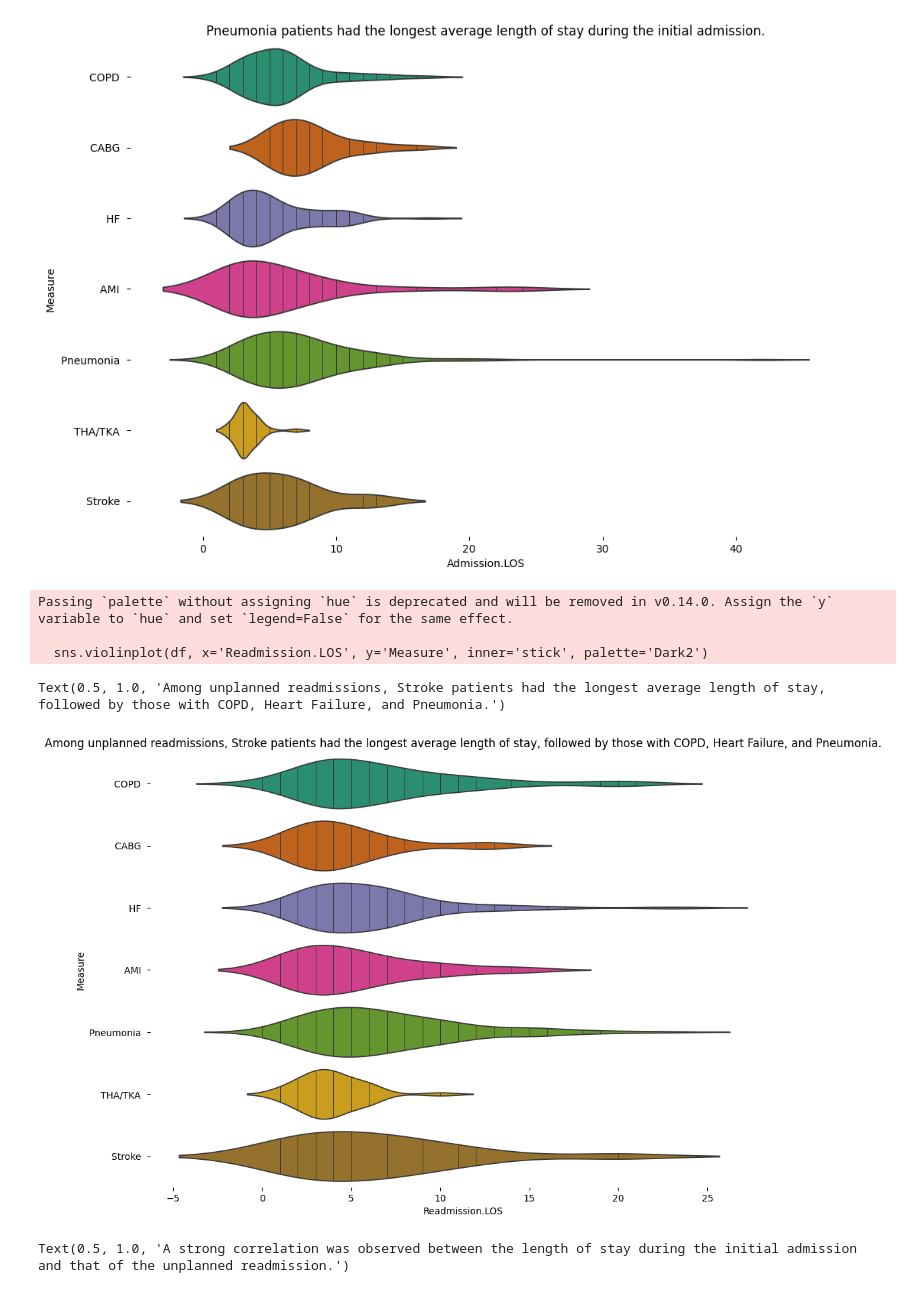
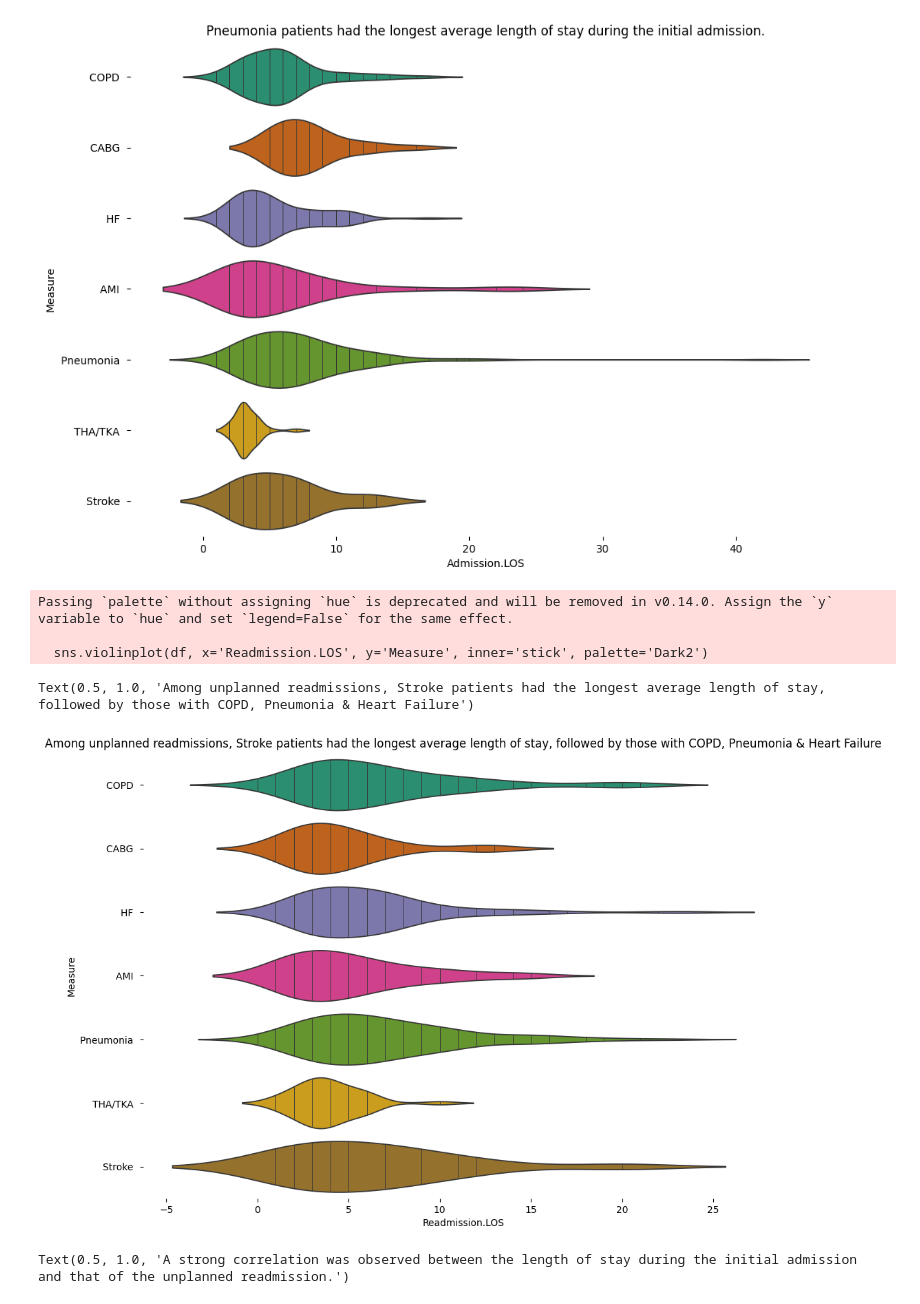
Before and after one commit to lunamajumder/Health-care-data-analysis, a Jupyter notebook: Health_care_data_analysis.ipynb, the cells around one changed output. Cells and saved outputs as stored; diff of their text form; code cells hidden in the pictures.

```diff
--- a/Health_care_data_analysis.ipynb
+++ b/Health_care_data_analysis.ipynb
@@ -50,20 +50,20 @@ Passing `palette` without assigning `hue` is deprecated and will be removed in v
 Text(0.5, 1.0, 'Pneumonia patients had the longest average length of stay during the initial admission.')
 [figure]
 # %%
-# @title Among unplanned readmissions, Stroke patients had the longest average length of stay, followed by those with COPD, Heart Failure, and Pneumonia.
+# @title Among unplanned readmissions, Stroke patients had the longest average length of stay, followed by those with COPD, Pneumonia & HF.
 from matplotlib import pyplot as plt
 import seaborn as sns
 figsize = (12, 1.2 * len(df['Measure'].unique()))
 plt.figure(figsize=figsize)
 sns.violinplot(df, x='Readmission.LOS', y='Measure', inner='stick', palette='Dark2')
 sns.despine(top=True, right=True, bottom=True, left=True)
-plt.title('Among unplanned readmissions, Stroke patients had the longest average length of stay, followed by those with COPD, Heart Failure, and Pneumonia.')
+plt.title('Among unplanned readmissions, Stroke patients had the longest average length of stay, followed by those with COPD, Pneumonia & Heart Failure')
 # %% [output]
 Passing `palette` without assigning `hue` is deprecated and will be removed in v0.14.0. Assign the `y` variable to `hue` and set `legend=False` for the same effect.
 
   sns.violinplot(df, x='Readmission.LOS', y='Measure', inner='stick', palette='Dark2')
-Text(0.5, 1.0, 'Among unplanned readmissions, Stroke patients had the longest average length of stay, followed by those with COPD, Heart Failure, and Pneumonia.')
+Text(0.5, 1.0, 'Among unplanned readmissions, Stroke patients had the longest average length of stay, followed by those with COPD, Pneumonia & Heart Failure')
-[figure, old version]
+[figure, new version]
 # %%
 # @title A strong correlation was observed between the length of stay during the initial admission and that of the unplanned readmission.
 
```
